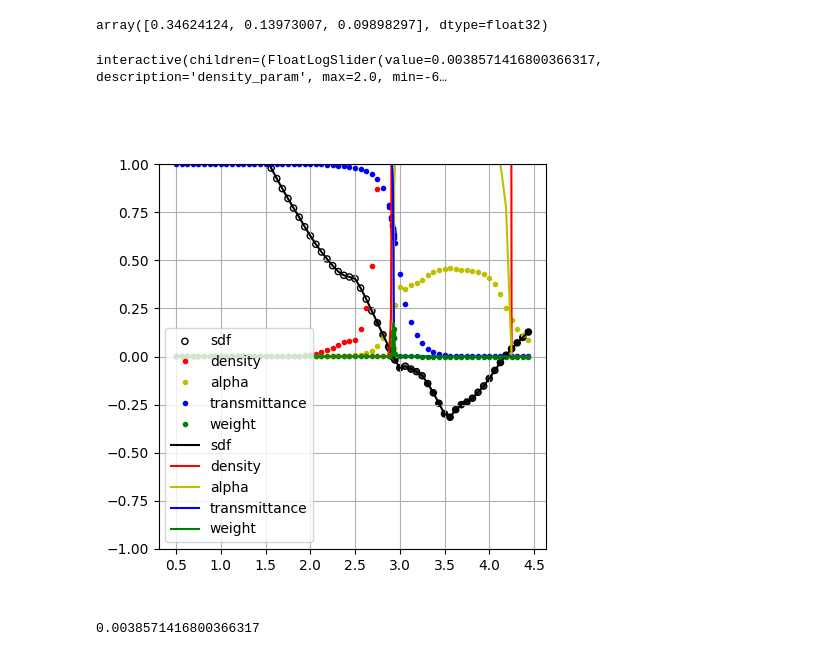
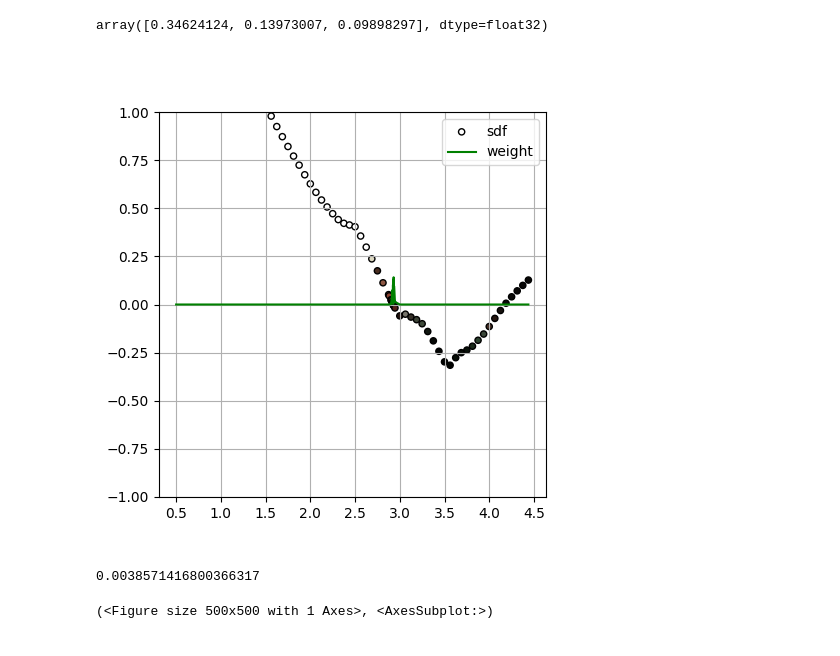
Before and after one commit to DerKleineLi/sdfvis, a Jupyter notebook: sdfstudio_vis.ipynb, the cells around one changed output. Saved outputs shown, nothing was run; the diff lists cells and outputs as text; code cells hidden in the pictures.

Commit message:
add true sdf

```diff
--- a/sdfstudio_vis.ipynb
+++ b/sdfstudio_vis.ipynb
@@ -203,28 +212,27 @@ array([0.34624124, 0.13973007, 0.09898297], dtype=float32)
 # %%
 fig, ax = visualize_gt(
     x,
     sdf=sdf,
     rgb=rgb,
-    density=density,
+    # density=density,
     weight=weight,
-    alpha=alpha,
-    transmittance=transmittance,
-    line_type=".",
-)
-visualize(
-    x=x,
-    dx=dx,
-    sdf=sdf,
-    density_param=1 / pipeline.model.field.deviation_network.get_variance().item(),
-    fig=fig,
-    ax=ax,
+    # alpha=alpha,
+    # transmittance=transmittance,
     line_type="-",
 )
+# visualize(
+#     x=x,
+#     dx=dx,
+#     sdf=sdf,
+#     density_param=1 / pipeline.model.field.deviation_network.get_variance().item(),
+#     fig=fig,
+#     ax=ax,
+#     line_type="-",
+# )
 _ = ax.set_ylim([-1, 1])
 # _ = ax.set_xlim([0, 15])
 # %% [output]
-interactive(children=(FloatLogSlider(value=0.0038571416800366317, description='density_param', max=2.0, min=-6…
-[figure, old version]
+[figure, new version]
 # %%
 # plt.close(fig)
 # %%
@@ -233,0 +245,10 @@ interactive(children=(FloatLogSlider(value=0.0038571416800366317, description='d
+# %%
+visualize_gt(
+    x,
+    sdf=sdf_true,
+    line_type="-",
+    fig=fig,
+    ax=ax,
+)
+# %% [output]
+(<Figure size 500x500 with 1 Axes>, <AxesSubplot:>)
```
Also changed, not shown: parts of 6 cells of this notebook, 2 other files.
